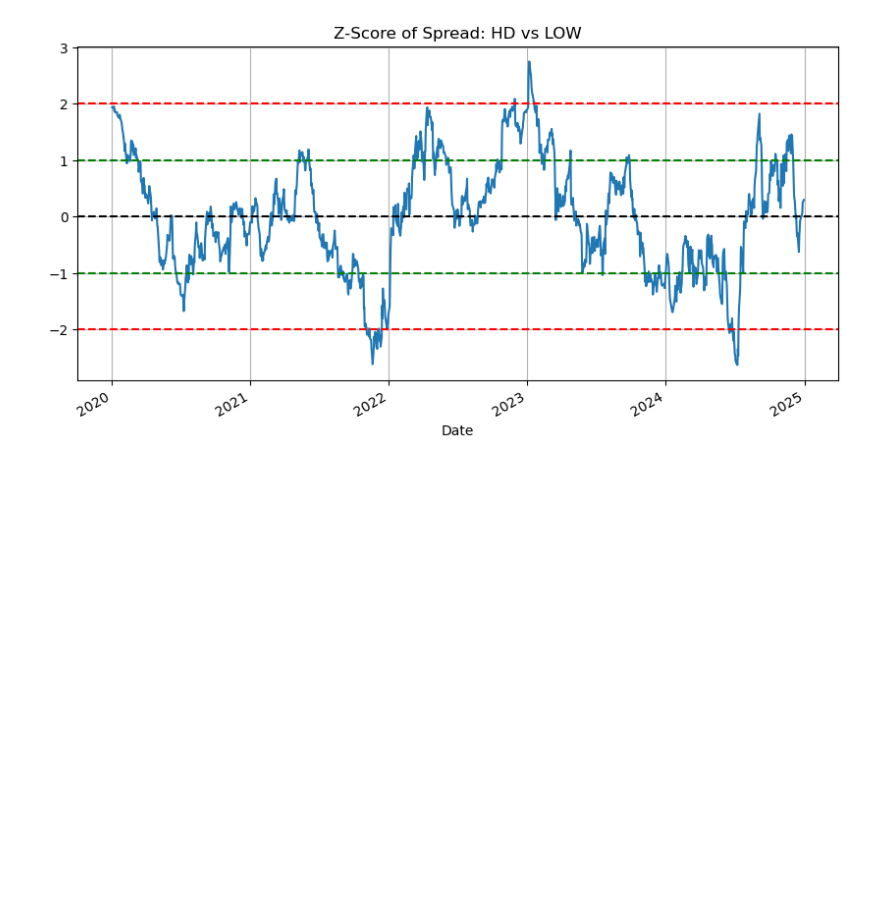
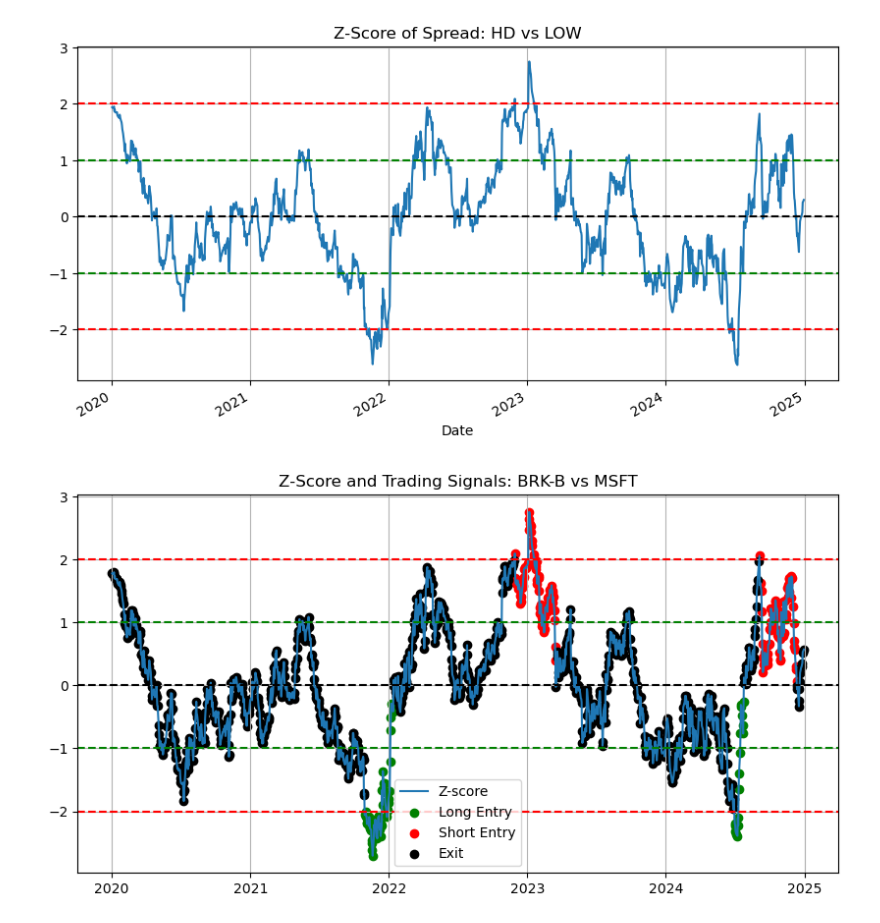
Before and after one commit to derekx24/pairs-trading, a Jupyter notebook: notebooks/pairs_trading.ipynb, the cells around one changed output. Drawn from its saved outputs; the diff is of its cells as text; code cells hidden in the pictures; blank space fills up the shorter version.

Commit message:
visualize trading signals

```diff
--- a/notebooks/pairs_trading.ipynb
+++ b/notebooks/pairs_trading.ipynb
@@ -77,3 +77,23 @@ def generate_trading_signals(z_scores, entry_threshold=2, exit_threshold=0):
 
 data['z_score'] = z_score
 data['signal'] = generate_trading_signals(data['z_score'])
+# %%
+plt.figure(figsize=(10, 5))
+plt.plot(data.index, z_score, label='Z-score')
+plt.axhline(2, color='red', linestyle='--')
+plt.axhline(-2, color='red', linestyle='--')
+plt.axhline(1, color='green', linestyle='--')
+plt.axhline(-1, color='green', linestyle='--')
+plt.axhline(0, color='black', linestyle='--')
+
+# Highlight signal points
+plt.scatter(data.index[data['signal'] == 1], z_score[data['signal'] == 1], color='green', label='Long Entry')
+plt.scatter(data.index[data['signal'] == -1], z_score[data['signal'] == -1], color='red', label='Short Entry')
+plt.scatter(data.index[data['signal'] == 0], z_score[data['signal'] == 0], color='black', label='Exit')
+
+plt.title("Z-Score and Trading Signals: BRK-B vs MSFT")
+plt.legend()
+plt.grid()
+plt.show()
+# %% [output]
+[figure, added]
```
